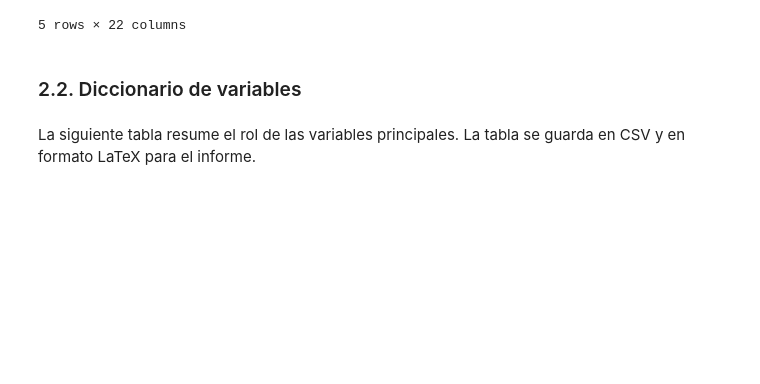
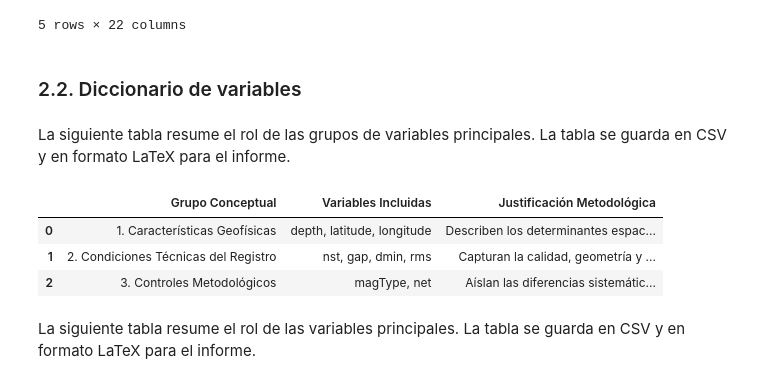
Before and after one commit to Paul0112/proyecto_regresion, a Jupyter notebook: Final/avance_proyecto_corregido.ipynb, the cells around one changed output. Cells and saved outputs as stored; diff of their text form; code cells hidden in the pictures; blank space fills up the shorter version.

```diff
--- a/Final/avance_proyecto_corregido.ipynb
+++ b/Final/avance_proyecto_corregido.ipynb
@@ -252,3 +255,30 @@ Primeras filas:
+# %% [markdown]
+La siguiente tabla resume el rol de las grupos de variables principales. La tabla se guarda en CSV y en formato LaTeX para el informe.
+# %%
+grupos_rows = [
+    ("1. Características Geofísicas",
+     "depth, latitude, longitude",
+     "Describen los determinantes espaciales físicos y la mecánica pura del evento tectónico."),
+
+    ("2. Condiciones Técnicas del Registro",
+     "nst, gap, dmin, rms",
+     "Capturan la calidad, geometría y precisión temporal de la red instrumental que detectó el sismo."),
+
+    ("3. Controles Metodológicos",
+     "magType, net",
+     "Aíslan las diferencias sistemáticas o sesgos atribuibles al algoritmo de medición y a la agencia reportante.")
+]
+
+grupos_df = pd.DataFrame(grupos_rows, columns=["Grupo Conceptual", "Variables Incluidas", "Justificación Metodológica"])
+grupos_df.to_csv(REPORT_TABLE_DIR / "grupos_conceptuales.csv", index=False)
+grupos_df.to_csv(OUTPUT_TABLE_DIR / "grupos_conceptuales.csv", index=False)
+write_latex_tabular(grupos_df, REPORT_TABLE_DIR / "grupos_conceptuales.tex", column_format="llll")
+display(grupos_df)
+# %% [output]
+|  | Grupo Conceptual | Variables Incluidas | Justificación Metodológica |
+| 0 | 1. Características Geofísicas | depth, latitude, longitude | Describen los determinantes espac... |
+| 1 | 2. Condiciones Técnicas del Registro | nst, gap, dmin, rms | Capturan la calidad, geometría y ... |
+| 2 | 3. Controles Metodológicos | magType, net | Aíslan las diferencias sistemátic... |
 # %% [markdown]
 La siguiente tabla resume el rol de las variables principales. La tabla se guarda en CSV y en formato LaTeX para el informe.
 # %%
```
Also changed, not shown: parts of 18 cells of this notebook, 1 other file.
